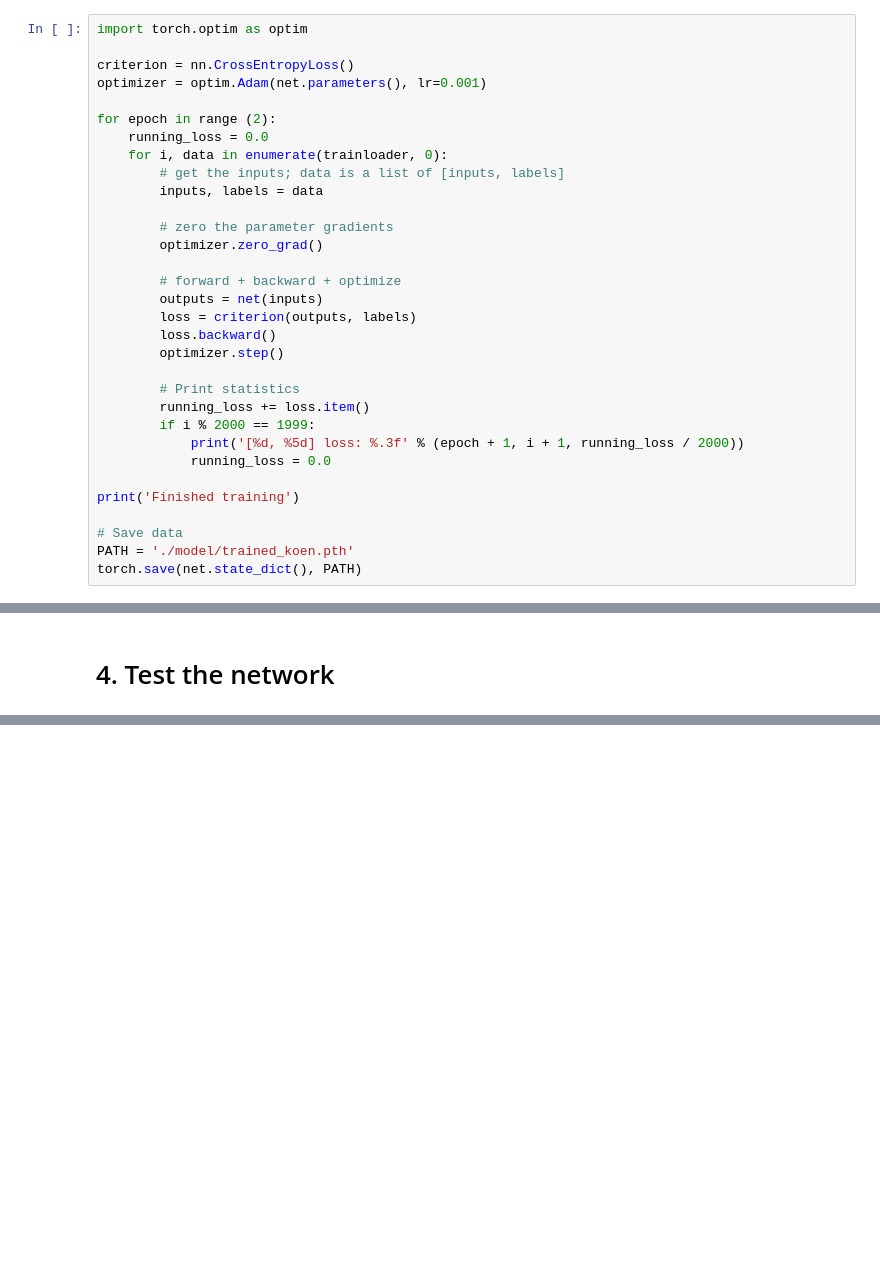
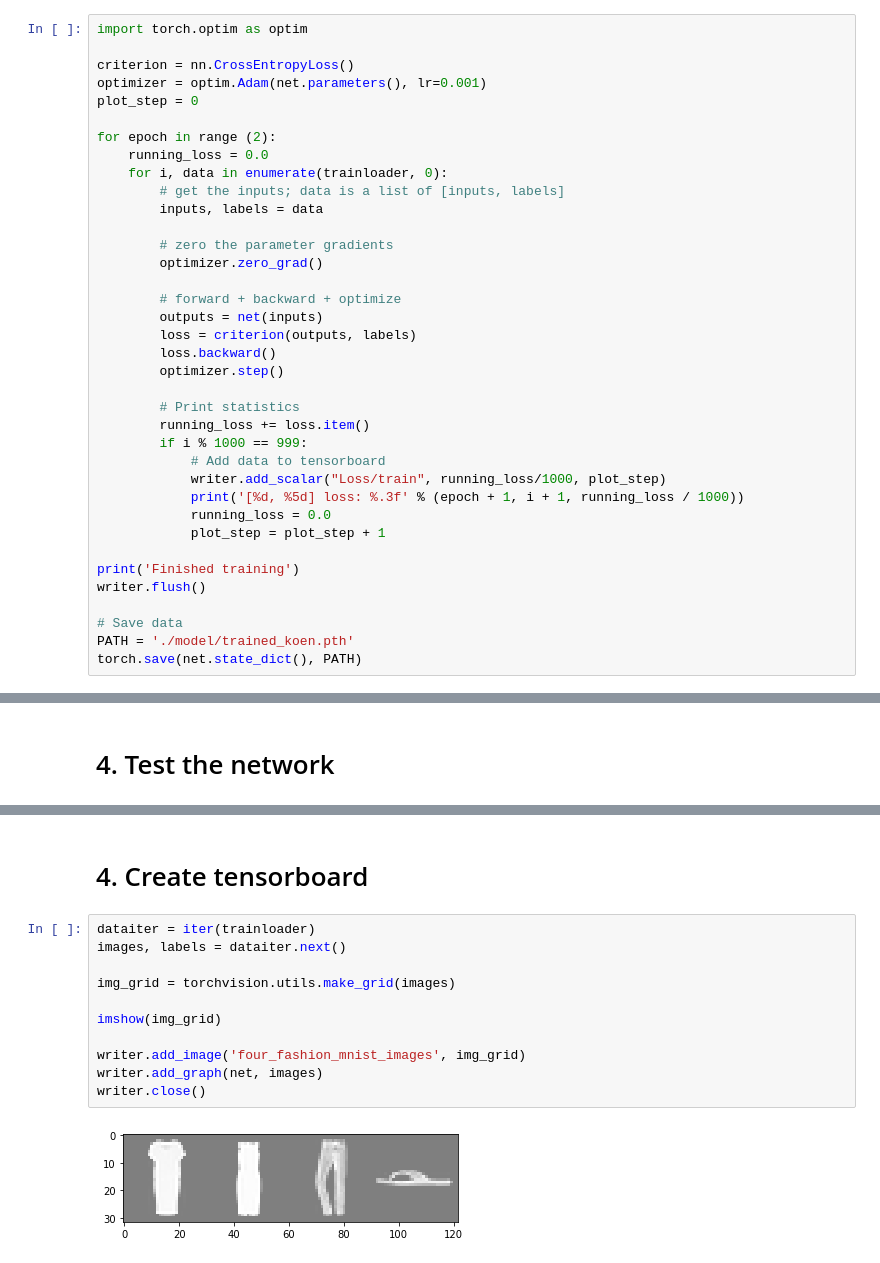
Before and after one commit to tijsmoree/fashion-mnist, a Jupyter notebook: main.ipynb, the cells around one changed output, grey strips where cells are left out. Saved outputs shown, nothing was run; the diff lists cells and outputs as text; blank space fills up the shorter version.

```diff
--- a/main.ipynb
+++ b/main.ipynb
@@ -89,6 +94,7 @@ import torch.optim as optim
 
 criterion = nn.CrossEntropyLoss()
 optimizer = optim.Adam(net.parameters(), lr=0.001)
+plot_step = 0
 
 for epoch in range (2):
     running_loss = 0.0
@@ -107,11 +113,15 @@ for epoch in range (2):
 
         # Print statistics
         running_loss += loss.item()
-        if i % 2000 == 1999:
-            print('[%d, %5d] loss: %.3f' % (epoch + 1, i + 1, running_loss / 2000))
+        if i % 1000 == 999:
+            # Add data to tensorboard
+            writer.add_scalar("Loss/train", running_loss/1000, plot_step)
+            print('[%d, %5d] loss: %.3f' % (epoch + 1, i + 1, running_loss / 1000))
             running_loss = 0.0
+            plot_step = plot_step + 1
 
 print('Finished training')
+writer.flush()
 
 # Save data
 PATH = './model/trained_koen.pth'
@@ -166,0 +196,15 @@ Accuracy of the network on the test images: 86 %
+# %% [markdown]
+# 4. Create tensorboard
+# %%
+dataiter = iter(trainloader)
+images, labels = dataiter.next()
+
+img_grid = torchvision.utils.make_grid(images)
+
+imshow(img_grid)
+
+writer.add_image('four_fashion_mnist_images', img_grid)
+writer.add_graph(net, images)
+writer.close()
+# %% [output]
+[figure, added]
```
Also changed, not shown: parts of 3 cells of this notebook, 2 other files.
